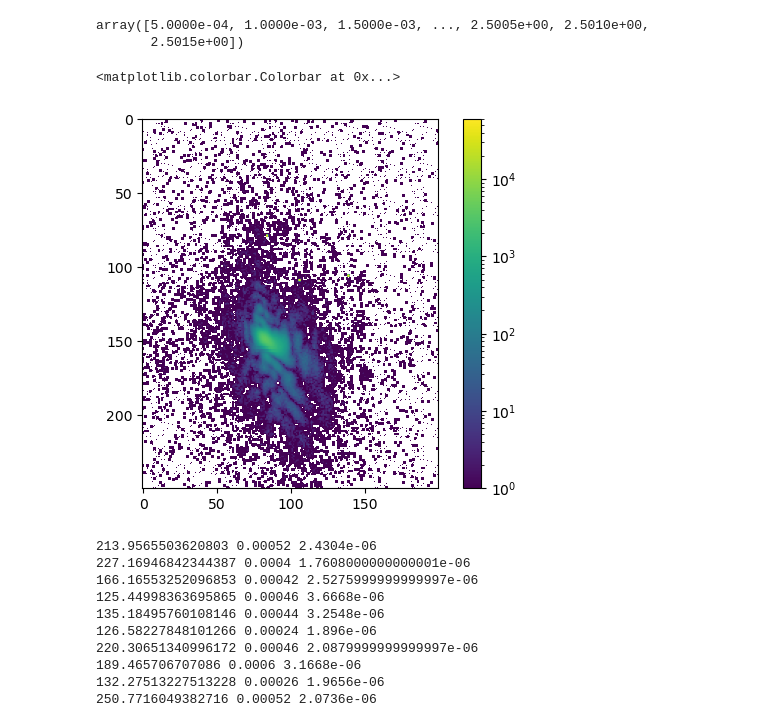
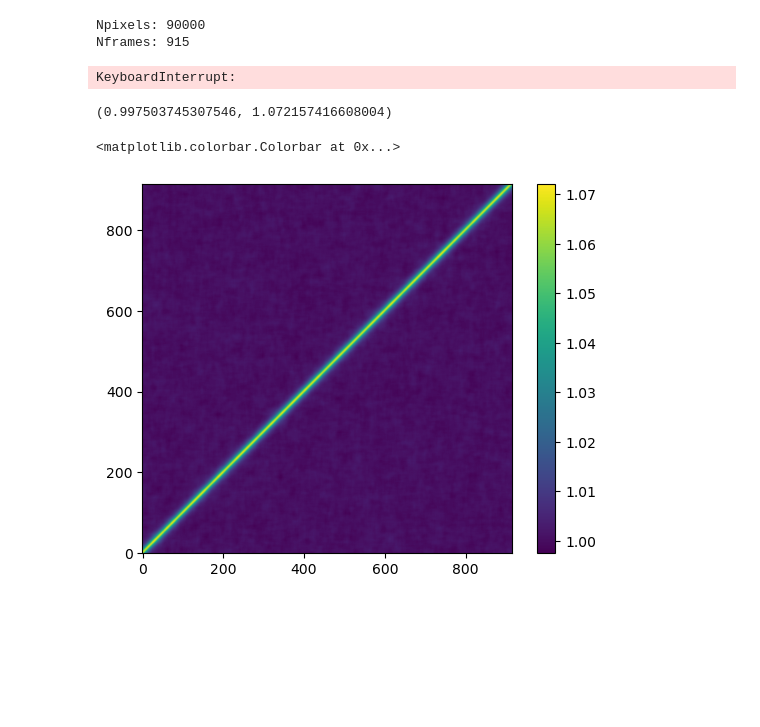
Before and after one commit to JAndronis/xpcs_analysis_cpp, a Jupyter notebook: analysis.ipynb, the cells around one changed output. Drawn from its saved outputs; the diff is of its cells as text; code cells hidden in the pictures; blank space fills up the shorter version.

```diff
--- a/analysis.ipynb
+++ b/analysis.ipynb
@@ -38,0 +92,7 @@ def ttc_to_g2(ttc, time=None):
+# %%
+ttc = xpcs_analysis_py.generateTTC(imarray_int)
+ttc.min(), ttc.max()
+# %% [output]
+Npixels: 90000
+Nframes: 915
+KeyboardInterrupt:
@@ -39 +101,17 @@ def ttc_to_g2(ttc, time=None):
+# %%
+ttc.min(), ttc.max()
+# %% [output]
+(0.997503745307546, 1.072157416608004)
+# %%
+plt.imshow(
+    ttc,
+    # norm=SymLogNorm(1.5),
+    origin='lower',
+    cmap='viridis',
+    # extent = [time.min(), time.max(), time.min(), time.max()],
+)
+plt.colorbar()
+# %% [output]
+<matplotlib.colorbar.Colorbar at 0x...>
+[figure, added]
 # %%
@@ -46,11 +119,0 @@ with h5.File('cmake-build-release/ttc.hdf5') as cpp_file:
-# %%
-time
-# %% [output]
-array([5.0000e-04, 1.0000e-03, 1.5000e-03, ..., 2.5005e+00, 2.5010e+00,
-       2.5015e+00])
-# %%
-plt.imshow(cpp_img, norm=LogNorm())
-plt.colorbar()
-# %% [output]
-<matplotlib.colorbar.Colorbar at 0x...>
-[figure, removed]
@@ -62,16 +119,0 @@ with h5.File('data/scan_000186_eiger500k.hdf5') as original_file:
-# %%
-for i in range(10):
-    num = (original_image[sqnc[i]] * original_image[sqnc[i+1]]).mean()
-    denom = original_image[sqnc[i]].mean() * original_image[sqnc[i+1]].mean()
-    print(num / denom, num, denom)
-# %% [output]
-213.9565503620803 0.00052 2.4304e-06
-227.16946842344387 0.0004 1.7608000000000001e-06
-166.16553252096853 0.00042 2.5275999999999997e-06
-125.44998363695865 0.00046 3.6668e-06
-135.18495760108146 0.00044 3.2548e-06
-126.58227848101266 0.00024 1.896e-06
-220.30651340996172 0.00046 2.0879999999999997e-06
-189.465706707086 0.0006 3.1668e-06
-132.27513227513228 0.00026 1.9656e-06
-250.7716049382716 0.00052 2.0736e-06
```
Also changed, not shown: parts of 17 cells of this notebook, 10 other files.
